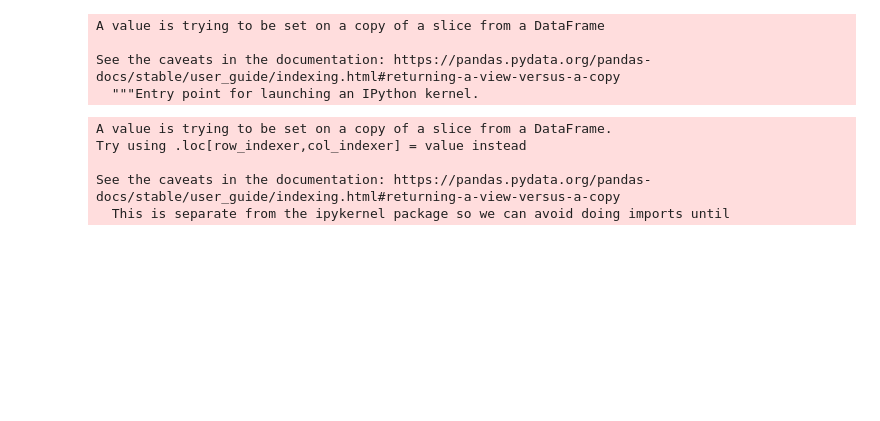
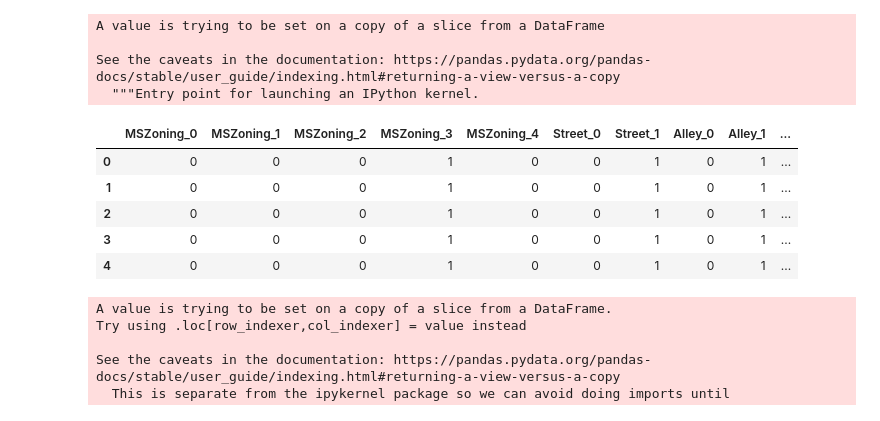
Before and after one commit to vgraff2019/house_price_regression, a Jupyter notebook: house_price_cleansing_data.ipynb, the cells around one changed output. Drawn from its saved outputs; the diff is of its cells as text; code cells hidden in the pictures; blank space fills up the shorter version.

```diff
--- a/house_price_cleansing_data.ipynb
+++ b/house_price_cleansing_data.ipynb
@@ -244,4 +244,23 @@ A value is trying to be set on a copy of a slice from a DataFrame
 
 See the caveats in the documentation: https://pandas.pydata.org/pandas-docs/stable/user_guide/indexing.html#returning-a-view-versus-a-copy
   """Entry point for launching an IPython kernel.
+# %%
+df=pd.DataFrame()
+for col in categorical_features:
+    dummies = pd.get_dummies(df_full[col],prefix=col)
+    df = pd.concat([df,dummies],axis=1)
+# %%
+#cont_features_no_price = continuous_features.remove('SalePrice')
+df = pd.concat([df, df_full[continuous_features]], axis=1)
+# %%
+df['Id'] = df_full['Id']
+# %%
+df.head()
+# %% [output]
+|  | MSZoning_0 | MSZoning_1 | MSZoning_2 | MSZoning_3 | MSZoning_4 | Street_0 | Street_1 | Alley_0 | Alley_1 | ... |
+| 0 | 0 | 0 | 0 | 1 | 0 | 0 | 1 | 0 | 1 | ... |
+| 1 | 0 | 0 | 0 | 1 | 0 | 0 | 1 | 0 | 1 | ... |
+| 2 | 0 | 0 | 0 | 1 | 0 | 0 | 1 | 0 | 1 | ... |
+| 3 | 0 | 0 | 0 | 1 | 0 | 0 | 1 | 0 | 1 | ... |
+| 4 | 0 | 0 | 0 | 1 | 0 | 0 | 1 | 0 | 1 | ... |
 # %%
```
Also changed, not shown: parts of 2 cells of this notebook.
